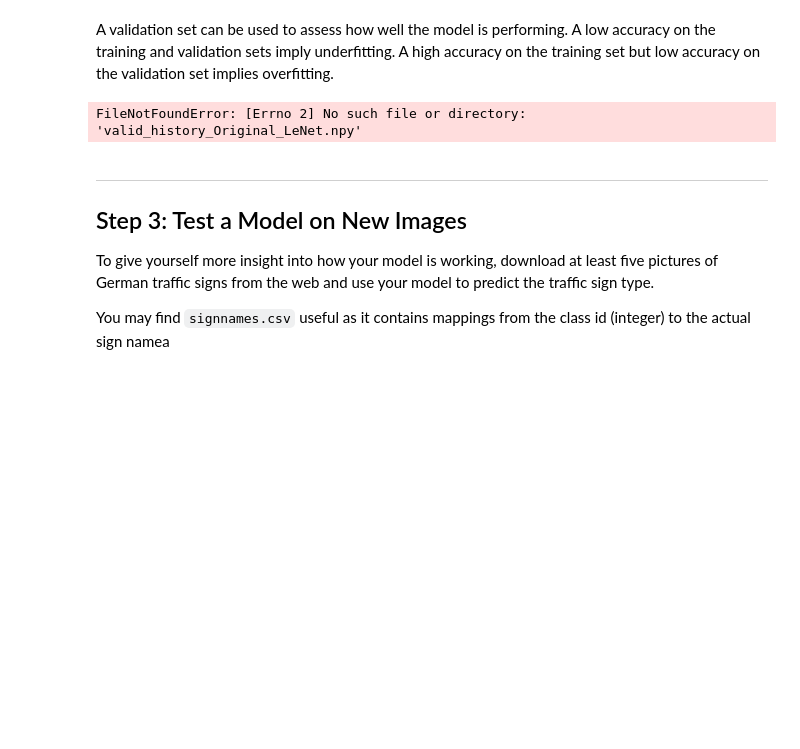
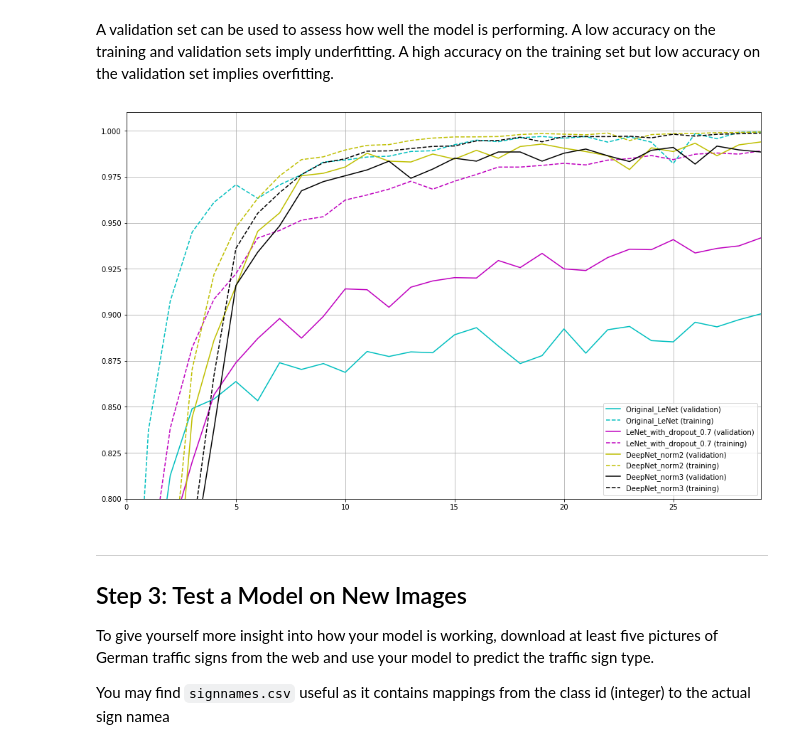
Before and after one commit to kbobrowski/CarND-Traffic-Sign-Classifier-Project, a Jupyter notebook: Traffic_Sign_Classifier.ipynb, the cells around one changed output. Cells and saved outputs as stored; diff of their text form; code cells hidden in the pictures; blank space fills up the shorter version.

```diff
--- a/Traffic_Sign_Classifier.ipynb
+++ b/Traffic_Sign_Classifier.ipynb
@@ -433,23 +433,23 @@ np.save('train_history_{}.npy'.format(name), train_history)
 # %%
 import matplotlib as mpl
 %matplotlib inline
 from pprint import pprint
 mpl.rcParams['figure.figsize'] = (16,10)
 colors = 'cmykrgb'
 nameList = ['Original_LeNet', 'LeNet_with_dropout_0.7', 'DeepNet_norm2', 'DeepNet_norm3']
 for i,name in enumerate(nameList):
     valid_history = np.load('convergence/valid_history_{}.npy'.format(name))
-    train_history = np.load('train_history_{}.npy'.format(name))
+    train_history = np.load('convergence/train_history_{}.npy'.format(name))
     plt.plot(valid_history, label=name+' (validation)', color=colors[i])
     plt.plot(train_history, label=name+' (training)', color=colors[i], linestyle='--')
     #if i == 2: pprint(valid_history)
 plt.grid()
 plt.ylim([0.8,1.01])
 plt.xlim([0,29])
 plt.legend()
 plt.show()
 # %% [output]
-FileNotFoundError: [Errno 2] No such file or directory: 'valid_history_Original_LeNet.npy'
+[figure, added]
 # %%
 
 import tensorflow as tf
```
Also changed, not shown: parts of 3 cells of this notebook.
